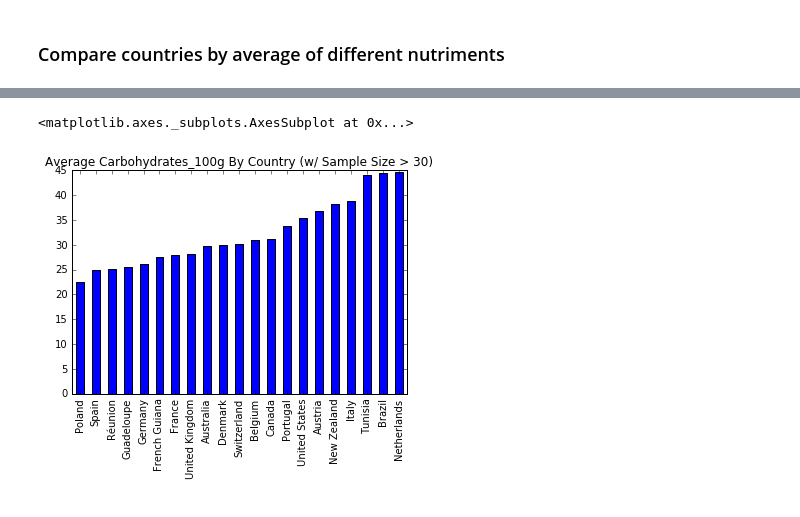
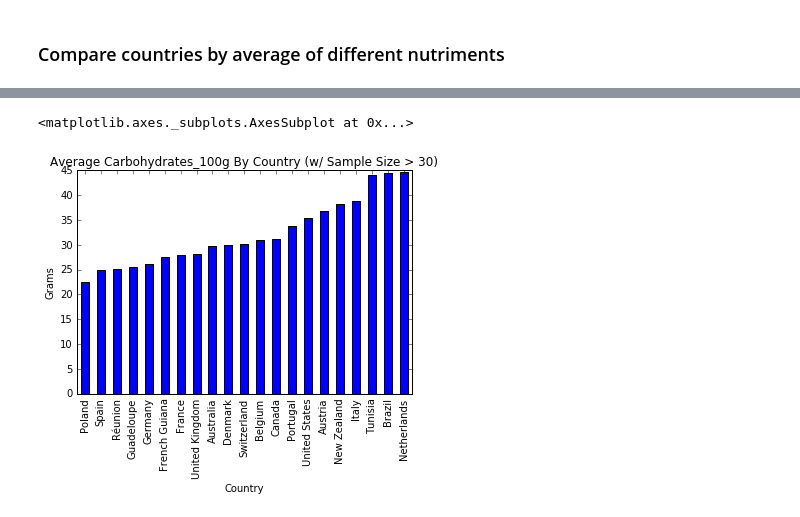
Before and after one commit to jaredvonhalle/CSC478WorldFoodFacts, a Jupyter notebook: Data_Exploration.ipynb, the cells around one changed output, grey strips where cells are left out. Saved outputs shown, nothing was run; the diff lists cells and outputs as text; code cells hidden in the pictures.

```diff
--- a/Data_Exploration.ipynb
+++ b/Data_Exploration.ipynb
@@ -5,7 +5,7 @@ import utilities as utils
 import matplotlib.pyplot as plt
 %matplotlib inline
 # %%
-data = pd.read_csv("world-food-facts/FoodFacts.csv")
+data = pd.read_csv("data/food.csv")
 # %%
 print data.shape
 data.head()
@@ -83,6 +98,9 @@ proteins_100g.plot(kind='bar', legend=False, title='Average Proteins_100g By Cou
 # %%
 carbohydrates_100g = utils.compareCountriesByNutrimentAverage(data, unique_countries, 'carbohydrates_100g')
-carbohydrates_100g.plot(kind='bar', legend=False, title='Average Carbohydrates_100g By Country (w/ Sample Size > 30)')
+p = carbohydrates_100g.plot(kind='bar', legend=False, title='Average Carbohydrates_100g By Country (w/ Sample Size > 30)')
+p.set_xlabel("Country")
+p.set_ylabel("Grams")
+p
 # %% [output]
 <matplotlib.axes._subplots.AxesSubplot at 0x...>
-[figure, old version]
+[figure, new version]
```
Also changed, not shown: parts of 5 cells of this notebook.
